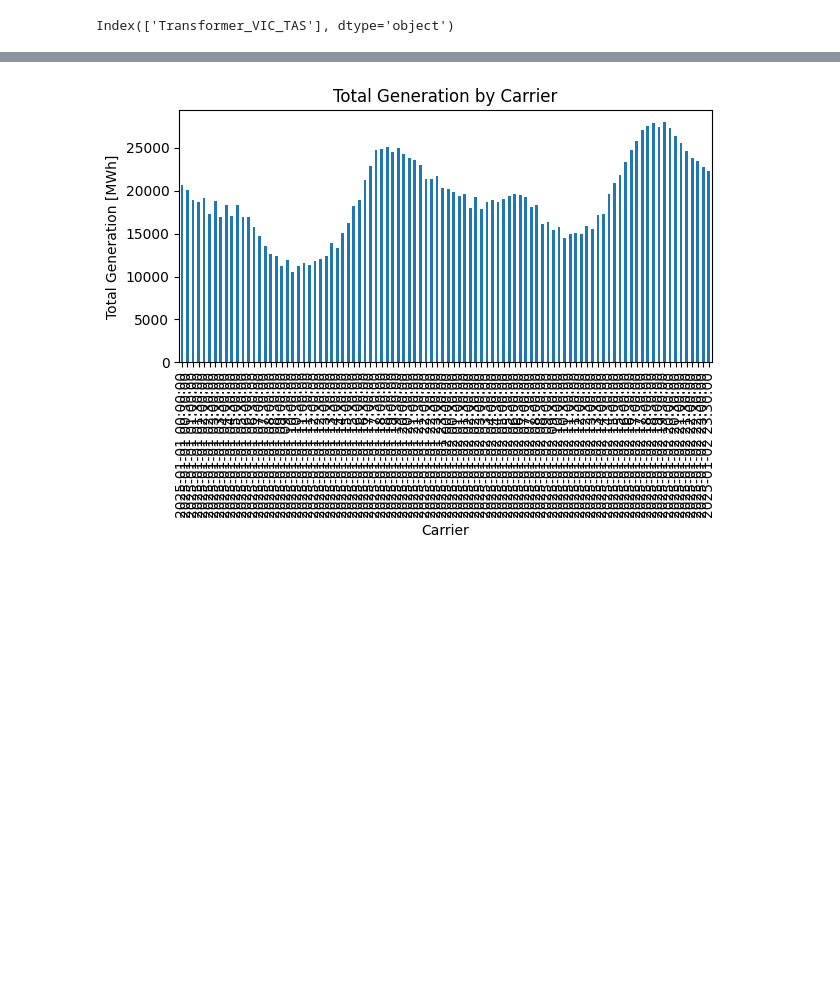
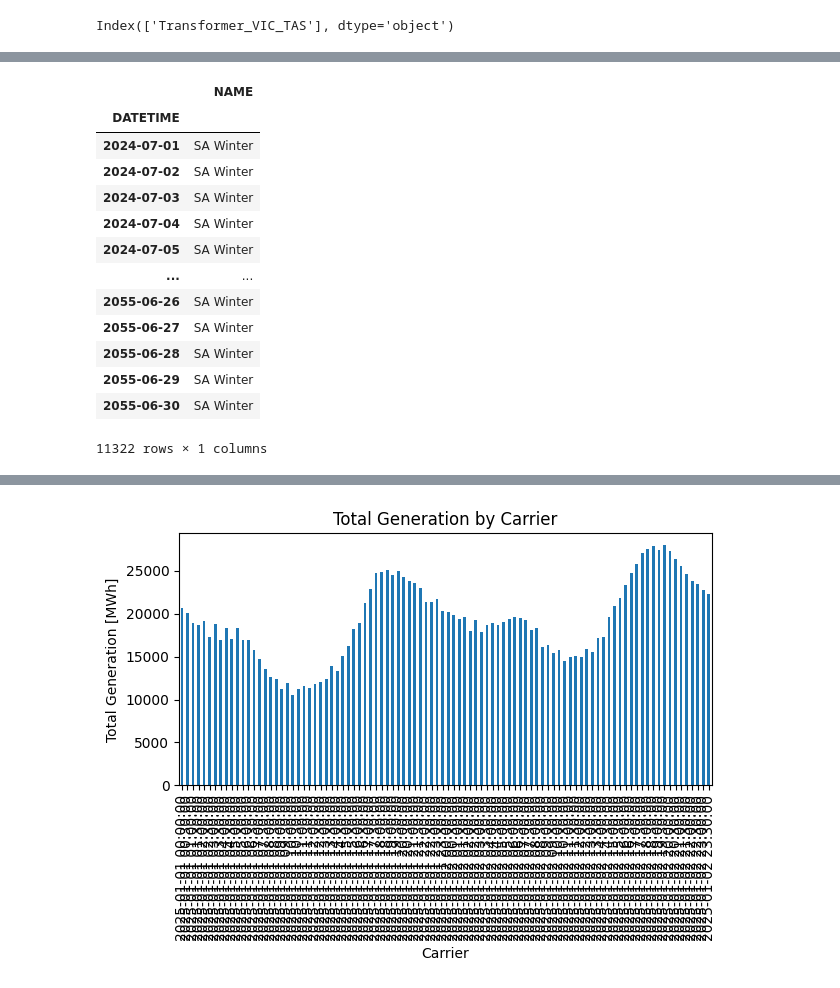
Before and after one commit to ArthurBond/AUS-CEM, a Jupyter notebook: make_network.ipynb, the cells around one changed output, grey strips where cells are left out. Saved outputs shown, nothing was run; the diff lists cells and outputs as text; code cells hidden in the pictures; blank space fills up the shorter version.

```diff
--- a/make_network.ipynb
+++ b/make_network.ipynb
@@ -32,9 +32,13 @@ n.add("Carrier", "AC", co2_emissions=0.0)
 n.add("Carrier", "DC", co2_emissions=0.0)
 
 # Test on first month
-n.set_snapshots(pd.date_range(start=f"{start[0]}-{start[1]}-{start[2]} 00:00",end=f"{end[0]}-{end[1]}-{end[2]} 23:30",freq='30min'))
+n.set_snapshots(pd.date_range(start=f"{start[0]}-{start[1]}-{start[2]} 00:00",
+                              end=f"{end[0]}-{end[1]}-{end[2]} 23:30",
+                              freq='3h'))
 
-path = "./isp_sheets/"
+# Doesn't need to be every half an hour for Capacity Expansion -> Test Resolution
+
+path = "./isp_sheets_23/"
 # %%
 # Buses
 
@@ -185,10 +203,10 @@ for subregion in subregions:
 
 # add batteries
 
-battery = pd.read_csv("./isp_sheets/summary_mapping/batteries.csv",index_col=0)
+battery = pd.read_csv("./isp_sheets_23/summary_mapping/batteries.csv",index_col=0)
 battery_summary  = pd.read_csv(path + "generation_summary/battery_gen_summary.csv",index_col=0)
-battery_ratings = pd.read_csv("./isp_sheets/seasonal_ratings/battery_gen_seasonal_ratings.csv")
-battery_caps = pd.read_csv("./isp_sheets/maximum_capacity/battery_caps.csv")
+battery_ratings = pd.read_csv("./isp_sheets_23/seasonal_ratings/battery_gen_seasonal_ratings.csv")
+battery_caps = pd.read_csv("./isp_sheets_23/maximum_capacity/battery_caps.csv")
 
 battery_caps['Max storage hours'] = battery_caps['Energy (MWh)'] / battery_caps['Installed capacity (MW)']
 battery_caps_existing = battery_caps[battery_caps['Project status']=='Existing']
@@ -271,0 +412,17 @@ Writing the solution to /private/var/folders/42/f9_c0v657j907h_6gh8ly4mw0000gn/T
+# %%
+out.set_index("DATETIME")["2024-07-01":"2055-06-30"].copy()
+# %% [output]
+|  | NAME |
+| DATETIME |  |
+| 2024-07-01 | SA Winter |
+| 2024-07-02 | SA Winter |
+| 2024-07-03 | SA Winter |
+| 2024-07-04 | SA Winter |
+| 2024-07-05 | SA Winter |
+| ... | ... |
+| 2055-06-26 | SA Winter |
+| 2055-06-27 | SA Winter |
+| 2055-06-28 | SA Winter |
+| 2055-06-29 | SA Winter |
+| 2055-06-30 | SA Winter |
+11322 rows × 1 columns
```
Also changed, not shown: parts of 12 cells of this notebook, 5 other files.
